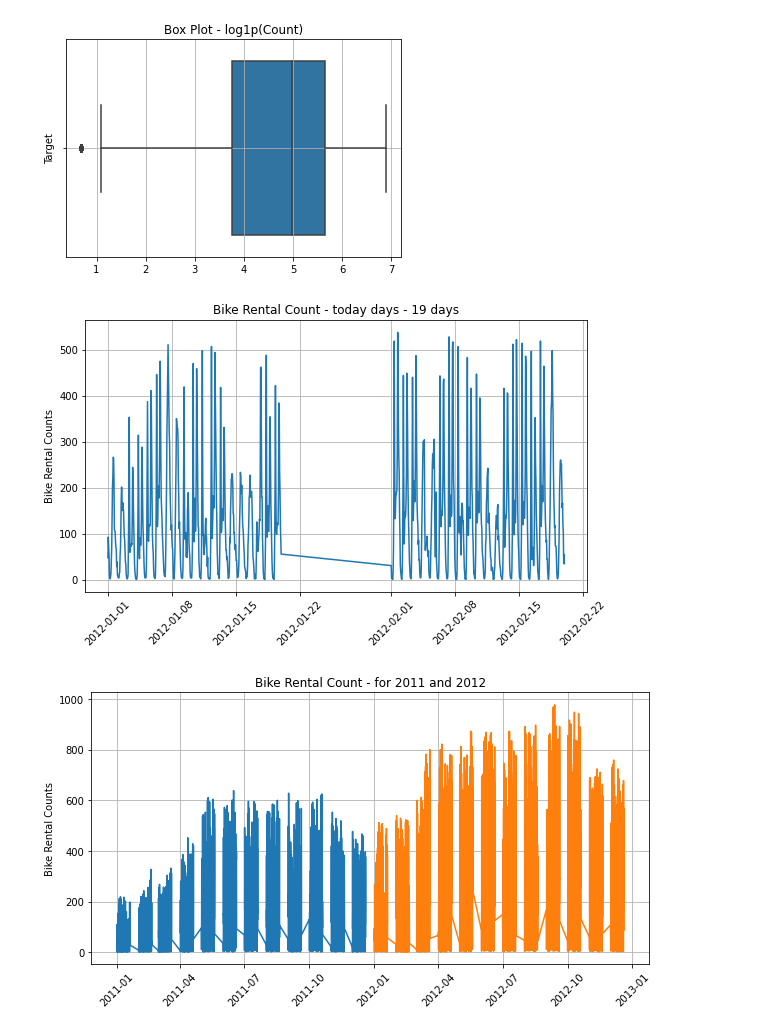
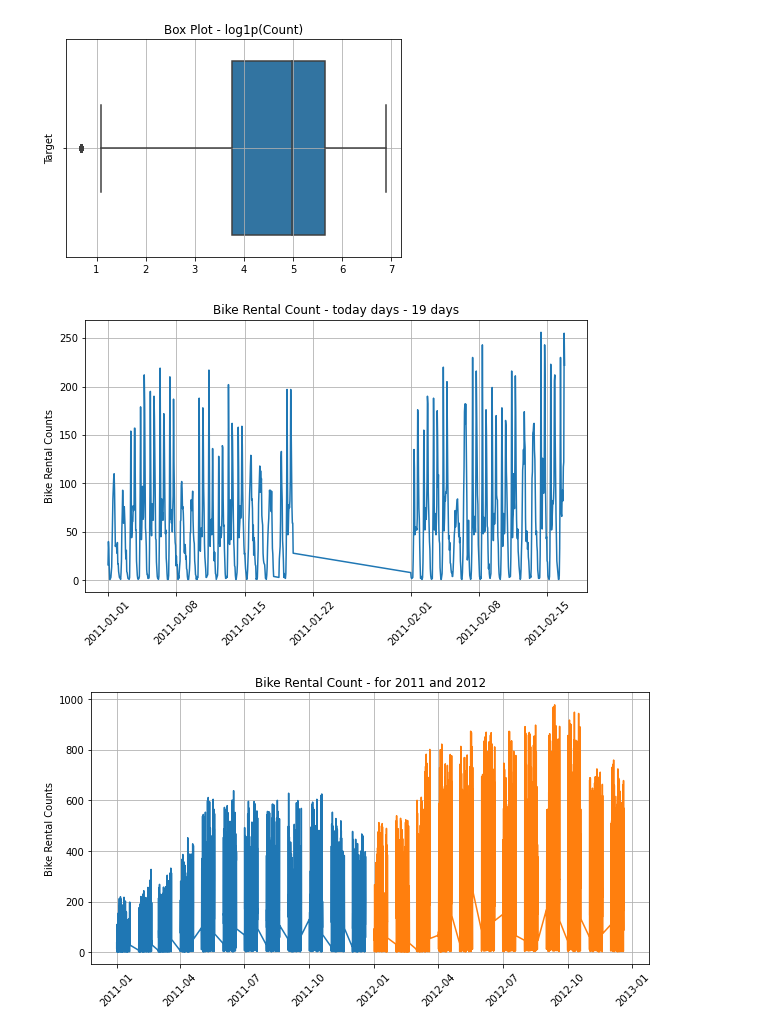
Before and after one commit to robinyUArizona/Time-Series--Projects, a Jupyter notebook: Bike Rental Demand/1- bikerental_xgboost_data_preparation.ipynb, the cells around one changed output. Drawn from its saved outputs; the diff is of its cells as text; code cells hidden in the pictures.

```diff
--- a/Bike Rental Demand/1- bikerental_xgboost_data_preparation.ipynb
+++ b/Bike Rental Demand/1- bikerental_xgboost_data_preparation.ipynb
@@ -67,6 +59,10 @@ display(df_test.head(3))
 | 0 | 2011-01-20 00:00:00 | 1 | 0 | 1 | 1 | 10.66 | 11.365 | 56 | 26.0027 |
 | 1 | 2011-01-20 01:00:00 | 1 | 0 | 1 | 1 | 10.66 | 13.635 | 56 | 0.0000 |
 | 2 | 2011-01-20 02:00:00 | 1 | 0 | 1 | 1 | 10.66 | 13.635 | 56 | 0.0000 |
+# %%
+## Datetime object
+df_train["datetime"] = pd.to_datetime(df_train["datetime"])
+df_test["datetime"] = pd.to_datetime(df_test["datetime"])
 # %%
 ## Data Information
 df_train.info()
@@ -184,11 +207,12 @@ Name: season, dtype: int64
 # %%
-## read the data sets
-train = pd.read_csv("train.csv", index_col=0, parse_dates=['datetime'])
-# parse_dates parameter to convince pandas to turn things into real datetime types
-display(train.head())
+# Set 'datetime" as a index
+# train = pd.read_csv("train.csv", index_col=0, parse_dates=['datetime'])
+train = df_train.set_index('datetime')
+display(train.head(3))
 
-test = pd.read_csv("test.csv", index_col=0, parse_dates=['datetime'])
-display(test.head())
+# test = pd.read_csv("test.csv", index_col=0, parse_dates=['datetime'])
+test = df_test.set_index('datetime')
+display(test.head(3))
 # %% [output]
 |  | season | holiday | workingday | weather | temp | atemp | humidity | windspeed | casual | registered | ... |
 | datetime |  |  |  |  |  |  |  |  |  |  | ... |
@@ -258,17 +249,22 @@ plt.grid(True)
 # %%
 ## According to question the data records are given only first 19 days of each month
 ## Lets check the missing data which days in month - 19 days
 ## for 2012 -- for January and February
 ## Month to month trend
 plt.figure(figsize=(9,5))
 plt.title("Bike Rental Count - today days - 19 days")
-plt.plot(train['2012-01' : '2012-02']['count'])
+# plt.plot(df_train['2012-01' : '2012-02']['count'])
+plt.plot(df_train["datetime"][0:800], df_train["count"][0:800]) ## 30*24 = 724
 plt.xticks(rotation=45)
 plt.ylabel('Bike Rental Counts')
 plt.grid(True)
 plt.show()
+
+# plt.figure(figsize=(16,8))
+
+# plt.show()
 # %% [output]
-[figure, old version]
+[figure, new version]
 # %%
 ## Year to year trend
 plt.figure(figsize=(10,5))
```
Also changed, not shown: parts of 8 cells of this notebook.
